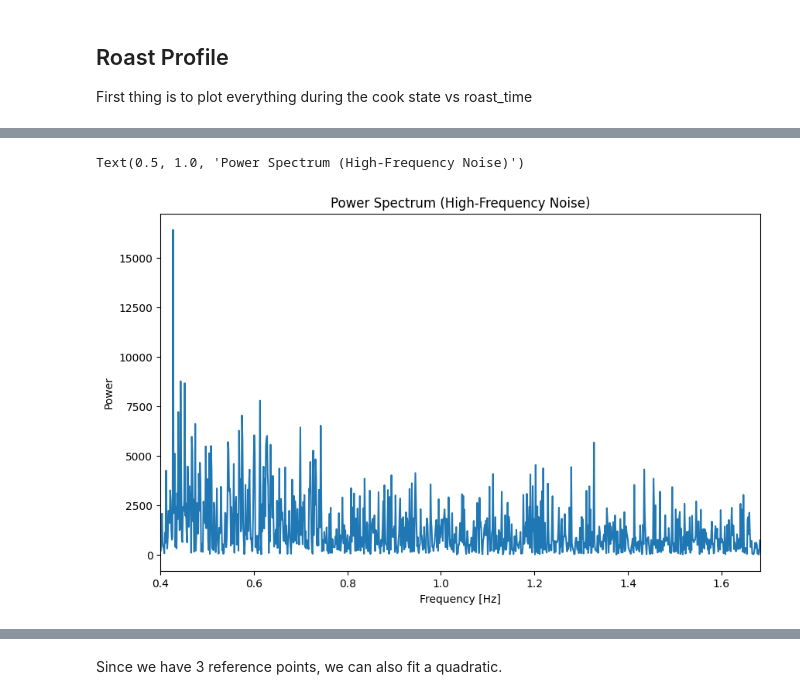
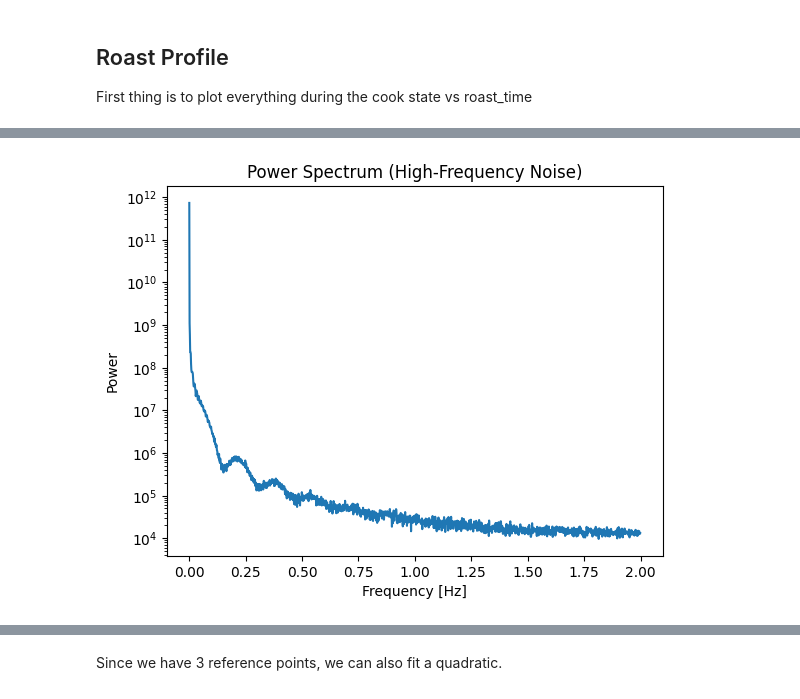
Before and after one commit to toddjobe/roastomatic, a Jupyter notebook: software/python/notebooks/first_roast_20250301.ipynb, the cells around one changed output, grey strips where cells are left out. Drawn from its saved outputs; the diff is of its cells as text; code cells hidden in the pictures.

```diff
--- a/software/python/notebooks/first_roast_20250301.ipynb
+++ b/software/python/notebooks/first_roast_20250301.ipynb
@@ -69,0 +80,14 @@ plt.show()
+# %%
+
+# Interpolate the data to a regular grid
+sampling_frequency_hz = 4
+regular_total_time = np.arange(np.ceil(min(df["total_time"])), np.floor(max(df["total_time"])), 1/sampling_frequency_hz)
+df_regular = pd.DataFrame(regular_total_time, columns=['total_time'])
+
+# to fill categorical variables find the category of the closest time.
+closest_index = [(df['total_time'] - i).abs().idxmin() for i in regular_total_time]
+df_regular['state'] = df.loc[closest_index, 'state'].values
+for name in df.columns.drop(['total_time', 'state']):
+    interpolator = interp1d(df["total_time"], df[name], kind='linear')
+    df_regular[name] = interpolator(regular_total_time)
+df_regular
@@ -70,36 +111,24 @@ plt.show()
 # %%
-series = df["bean_temp_f"]
-time = df["total_time"]
-
 # Define a high-pass filter
-def high_pass_filter(data, cutoff_freq, fs, order=5):
-    nyquist = 0.5 * fs
-    normal_cutoff = cutoff_freq / nyquist
-    b, a = butter(order, normal_cutoff, btype='high', analog=False)
-    y = filtfilt(b, a, data)
-    return y
-
-# Apply high-pass filter to remove low-frequency components
-cutoff_freq = 0.4  # Cut-off frequency in Hz
-fs = 1 / (time[1] - time[0])  # Sampling frequency
-filtered_signal = high_pass_filter(series, cutoff_freq, fs)
-
-# Calculate the FFT of the filtered series
-fft_values = np.fft.fft(filtered_signal)
-
-# Compute the power spectrum
-power_spectrum = np.abs(fft_values) ** 2
-
-# Frequency array
-freq = np.fft.fftfreq(len(series), d=time[1] - time[0])
+series = df_regular["intake_temp_f"]
 
 # Plot the power spectrum focusing on high frequencies
-plt.figure(figsize=(10, 6))
-plt.plot(freq[:len(freq)//2], power_spectrum[:len(power_spectrum)//2])  # Plot only positive frequencies
-plt.xlim([cutoff_freq, fs / 2])  # Limit x-axis to high frequencies
-plt.xlabel('Frequency [Hz]')
-plt.ylabel('Power')
-plt.title('Power Spectrum (High-Frequency Noise)')
+def plot_power_spectrum(series, sampling_frequency_hz):
+    # Calculate the FFT of the filtered series
+    fft_values = np.fft.fft(series)
+
+    # Compute the power spectrum
+    power_spectrum = np.abs(fft_values) ** 2
+
+    # Frequency array
+    freq = np.fft.fftfreq(len(series), d=1/sampling_frequency_hz)
+
+    plt.plot(freq[:len(freq)//2], power_spectrum[:len(power_spectrum)//2])  # Plot only positive frequencies
+    #plt.xlim([cutoff_freq, fs / 2])  # Limit x-axis to high frequencies
+    plt.xlabel('Frequency [Hz]')
+    plt.ylabel('Power')
+    plt.yscale('log')
+    plt.title('Power Spectrum (High-Frequency Noise)')
+plot_power_spectrum(series, sampling_frequency_hz)
 # %% [output]
-Text(0.5, 1.0, 'Power Spectrum (High-Frequency Noise)')
-[figure, old version]
+[figure, new version]
```
Also changed, not shown: parts of 25 cells of this notebook, 1 other file.
